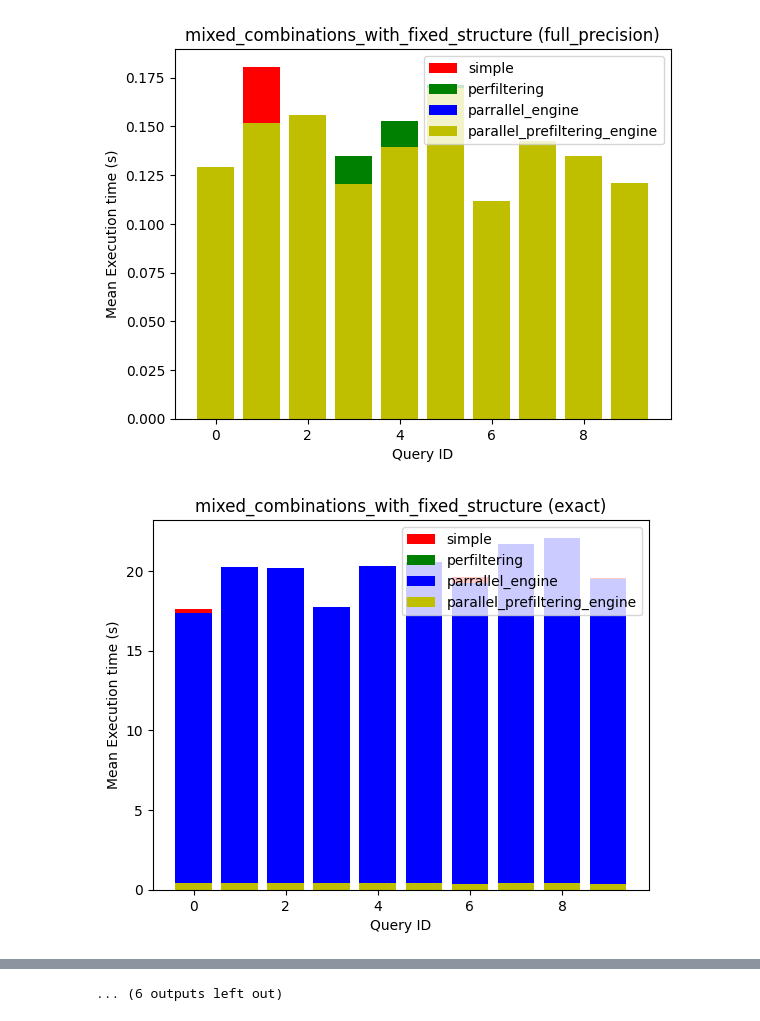
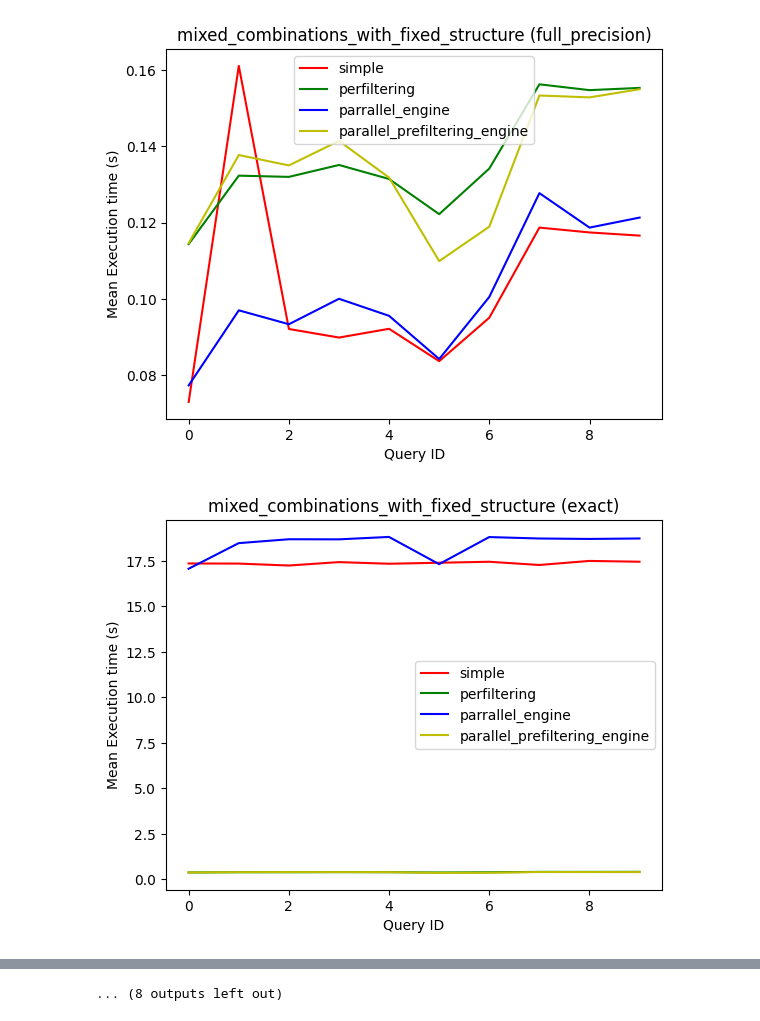
Before and after one commit to leonardgeissler/fainder-demo, a Jupyter notebook: analysis/performance_tests/analysis.ipynb, the cells around one changed output, grey strips where cells are left out. Cells and saved outputs as stored; diff of their text form; code cells hidden in the pictures.

```diff
--- a/analysis/performance_tests/analysis.ipynb
+++ b/analysis/performance_tests/analysis.ipynb
@@ -6,7 +6,7 @@ import pandas as pd
 from matplotlib import pyplot as plt
 
 # Get list of all CSV files in the directory
-list_of_commits = list(Path("../../logs/performance/git_heads").glob("*/"))
+list_of_commits = list(Path("../../logs/performance/analysis").glob("*/"))
 list_of_commits.sort(key=os.path.getmtime, reverse=True)
 list_of_commits = list_of_commits[:1]
 list_of_files = list(Path(list_of_commits[0] / "all").glob("*.csv"))
@@ -200,7 +200,7 @@ for category in df_latest["category"].unique():
 
             df_scenario = df_scenario.reset_index()
 
-            plt.bar(
+            plt.plot(
                 df_scenario.index,
                 df_scenario["execution_time"],
                 label=scenario,
@@ -222,2 +222,2 @@ for category in df_latest["category"].unique():
-[figure, old version]
+[figure, new version]
-[figure, old version]
+[figure, new version]
@@ -228,4 +228,4 @@ for category in df_latest["category"].unique():
-... (6 outputs left out)
+... (8 outputs left out)
 # %%
 # compact heatmap for all categories and scenarios
 def create_heatmap(df, title):
```
Also changed, not shown: parts of 8 cells of this notebook, 7 other files.
